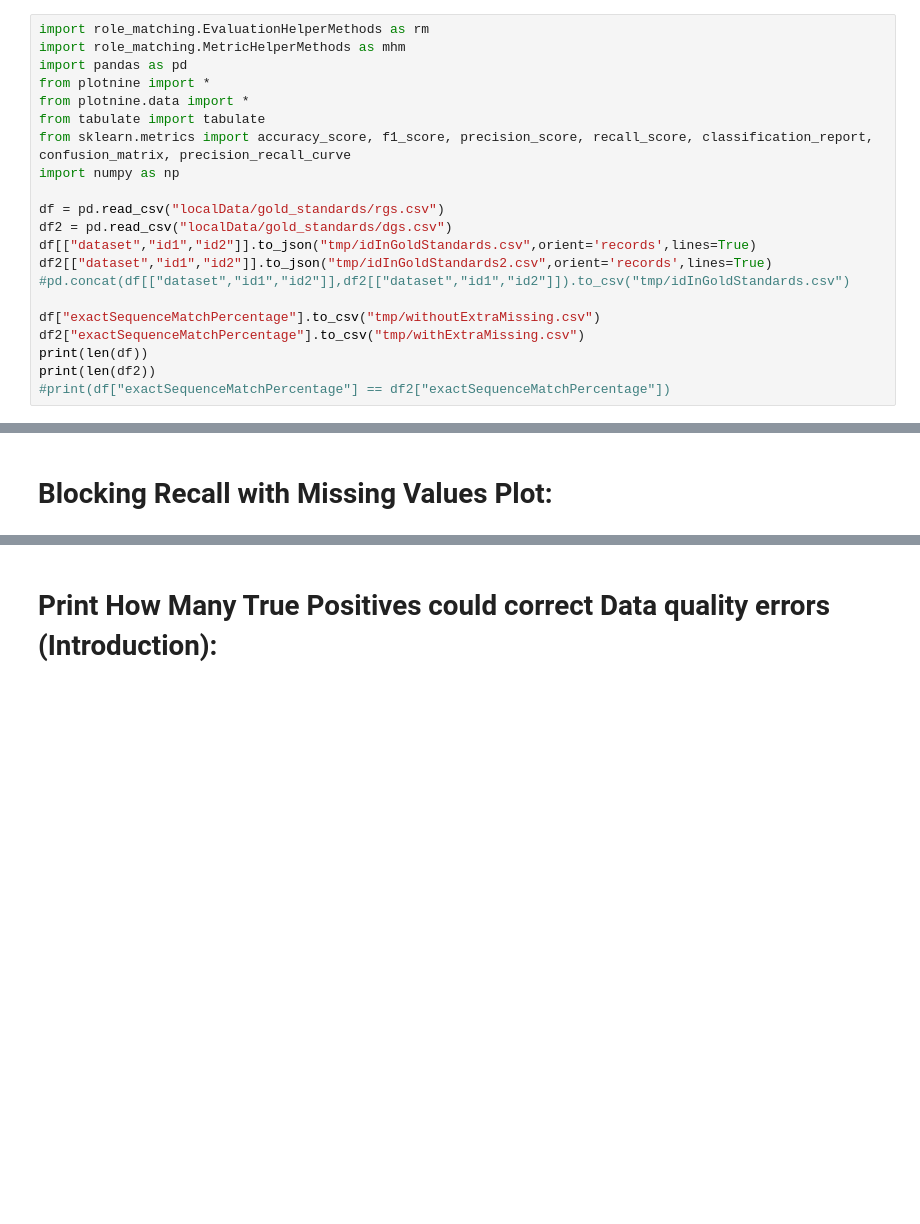
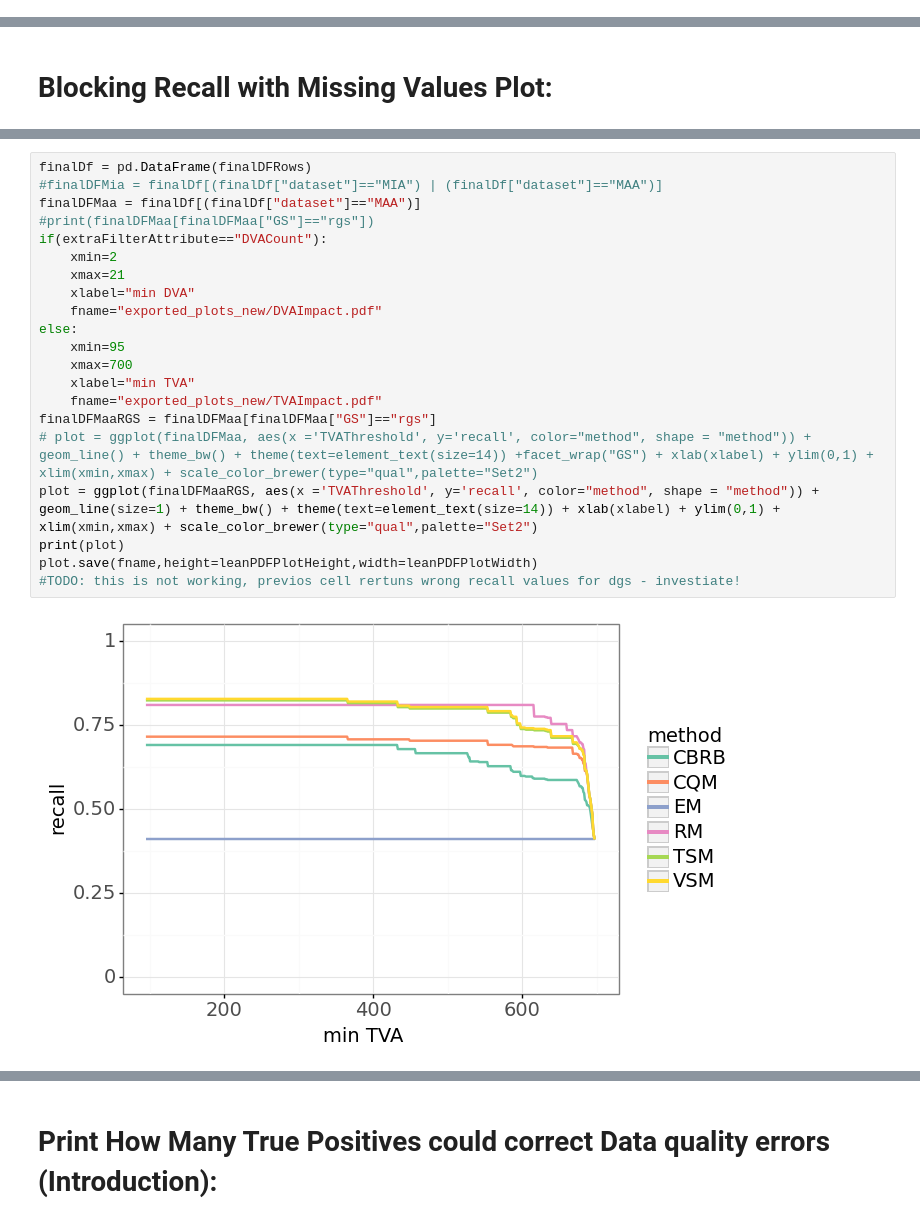
Before and after one commit to leonbornemann/RoleMatchingEvaluation, a Jupyter notebook: BlockingEvaluation.ipynb, the cells around one changed output, grey strips where cells are left out. Saved outputs shown, nothing was run; the diff lists cells and outputs as text; blank space fills up the shorter version.

```diff
--- a/BlockingEvaluation.ipynb
+++ b/BlockingEvaluation.ipynb
@@ -8,21 +13,0 @@ allPairsSamplePath = "/home/leon/data/dataset_versioning/finalExperiments/allPai
-# %%
-import role_matching.EvaluationHelperMethods as rm
-import role_matching.MetricHelperMethods as mhm
-import pandas as pd
-from plotnine import *
-from plotnine.data import *
-from tabulate import tabulate
-from sklearn.metrics import accuracy_score, f1_score, precision_score, recall_score, classification_report, confusion_matrix, precision_recall_curve
-import numpy as np
-
-df = pd.read_csv("localData/gold_standards/rgs.csv")
-df2 = pd.read_csv("localData/gold_standards/dgs.csv")
-df[["dataset","id1","id2"]].to_json("tmp/idInGoldStandards.csv",orient='records',lines=True)
-df2[["dataset","id1","id2"]].to_json("tmp/idInGoldStandards2.csv",orient='records',lines=True)
-#pd.concat(df[["dataset","id1","id2"]],df2[["dataset","id1","id2"]]).to_csv("tmp/idInGoldStandards.csv")
-
-df["exactSequenceMatchPercentage"].to_csv("tmp/withoutExtraMissing.csv")
-df2["exactSequenceMatchPercentage"].to_csv("tmp/withExtraMissing.csv")
-print(len(df))
-print(len(df2))
-#print(df["exactSequenceMatchPercentage"] == df2["exactSequenceMatchPercentage"])
@@ -110,0 +209,23 @@ for weighted in goldStandardType:
+# %%
+finalDf = pd.DataFrame(finalDFRows)
+#finalDFMia = finalDf[(finalDf["dataset"]=="MIA") | (finalDf["dataset"]=="MAA")]
+finalDFMaa = finalDf[(finalDf["dataset"]=="MAA")]
+#print(finalDFMaa[finalDFMaa["GS"]=="rgs"])
+if(extraFilterAttribute=="DVACount"):
+    xmin=2
+    xmax=21
+    xlabel="min DVA"
+    fname="exported_plots_new/DVAImpact.pdf"
+else:
+    xmin=95
+    xmax=700
+    xlabel="min TVA"
+    fname="exported_plots_new/TVAImpact.pdf"
+finalDFMaaRGS = finalDFMaa[finalDFMaa["GS"]=="rgs"]
+# plot = ggplot(finalDFMaa, aes(x ='TVAThreshold', y='recall', color="method", shape = "method")) + geom_line() + theme_bw() + theme(text=element_text(size=14)) +facet_wrap("GS") + xlab(xlabel) + ylim(0,1) + xlim(xmin,xmax) + scale_color_brewer(type="qual",palette="Set2")
+plot = ggplot(finalDFMaaRGS, aes(x ='TVAThreshold', y='recall', color="method", shape = "method")) + geom_line(size=1) + theme_bw() + theme(text=element_text(size=14)) + xlab(xlabel) + ylim(0,1) + xlim(xmin,xmax) + scale_color_brewer(type="qual",palette="Set2")
+print(plot)
+plot.save(fname,height=leanPDFPlotHeight,width=leanPDFPlotWidth)
+#TODO: this is not working, previos cell rertuns wrong recall values for dgs - investiate!
+# %% [output]
+[figure, added]
```
Also changed, not shown: parts of 25 cells of this notebook, 8 other files.
